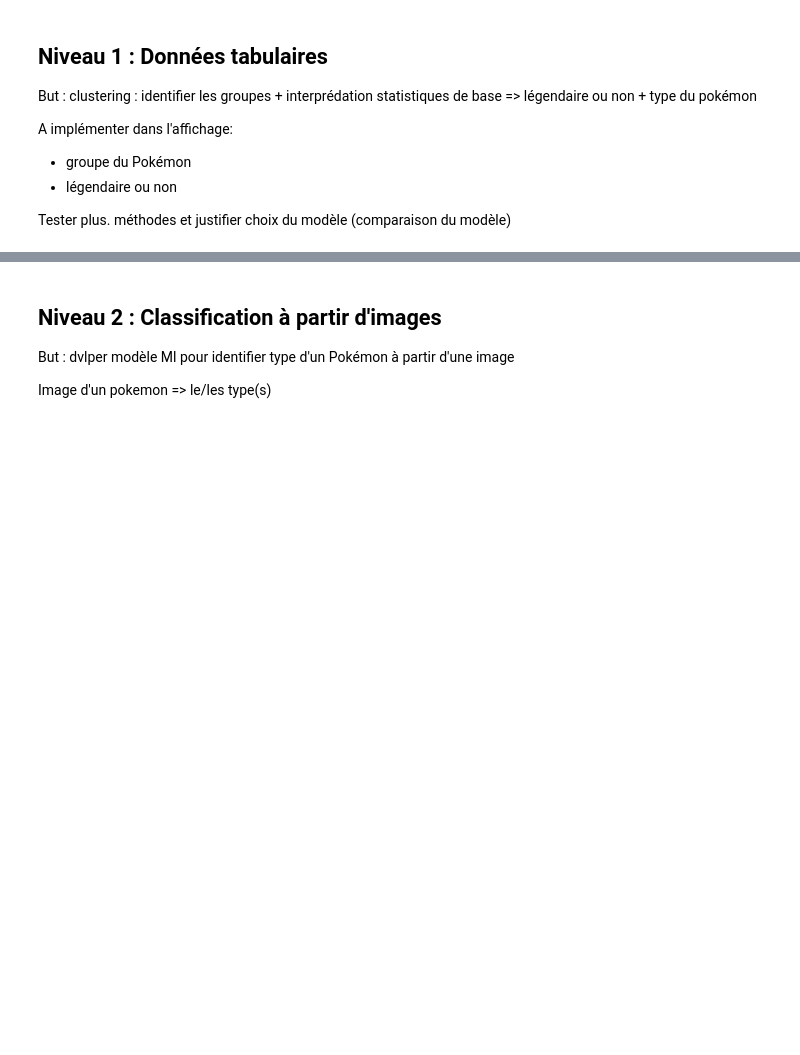
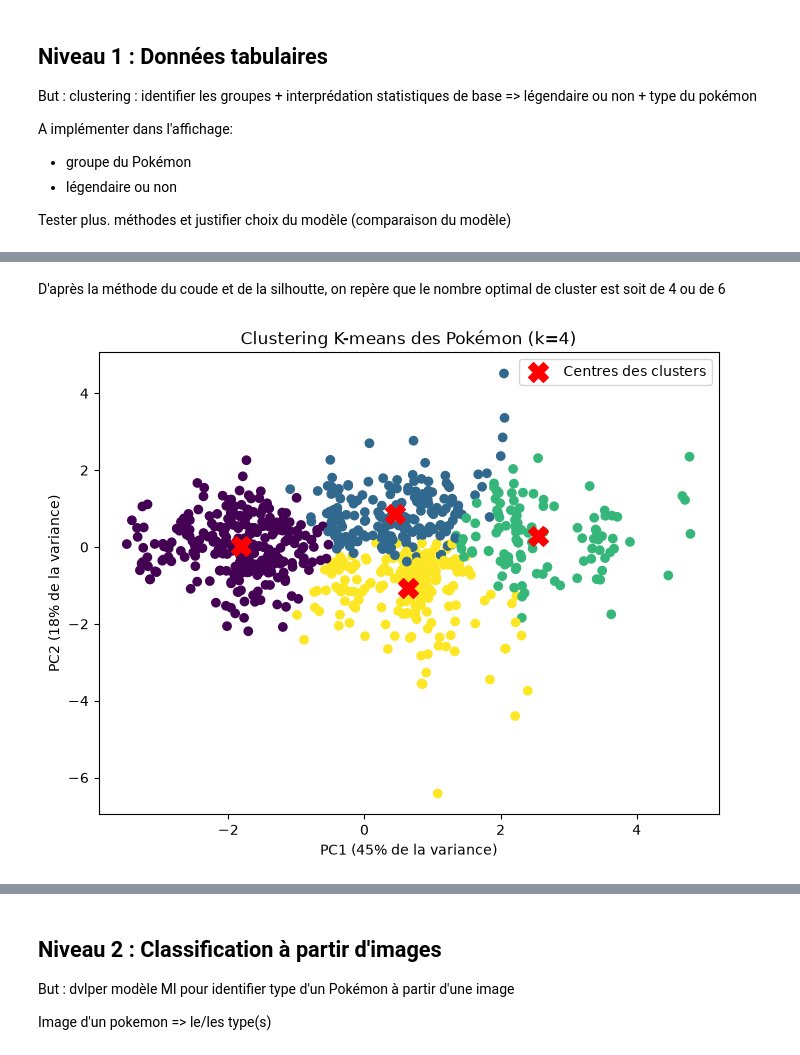
Before and after one commit to Sovany-C/Projet, a Jupyter notebook: Projet_v1.ipynb, the cells around one changed output, grey strips where cells are left out. Drawn from its saved outputs; the diff is of its cells as text; code cells hidden in the pictures; blank space fills up the shorter version.

```diff
--- a/Projet_v1.ipynb
+++ b/Projet_v1.ipynb
@@ -149,3 +179,29 @@ Nécessite de convertir ces features de catégorie en numérique => One-Hot Enco
+# %% [markdown]
+D'après la méthode du coude et de la silhoutte, on repère que le nombre optimal de cluster est soit de 4 ou de 6
+# %%
+# Clustering avec le nombre de clusters optimal (k=6)
+from sklearn.decomposition import PCA
+
+kmeans = KMeans(n_clusters=4, random_state=42)
+kmeans.fit(X)
+labels = kmeans.predict(X)
+
+# Projection sur les axes principaux
+pca = PCA(n_components=2, random_state=42)
+X_pca = pca.fit_transform(X)                       # X doit être standardisé
+centres_pca = pca.transform(kmeans.cluster_centers_)
+
+# Visualisation des clusters
+plt.figure(figsize=(8, 6))
+plt.scatter(X_pca[:, 0], X_pca[:, 1], c=labels, cmap='viridis')
+plt.scatter(centres_pca[:, 0], centres_pca[:, 1], c='red', marker='X', s=200, label='Centres des clusters')
+plt.title("Clustering K-means des Pokémon (k=4)")
+plt.xlabel(f"PC1 ({pca.explained_variance_ratio_[0]:.0%} de la variance)")
+plt.ylabel(f"PC2 ({pca.explained_variance_ratio_[1]:.0%} de la variance)")
+plt.legend()
+plt.show()
+# %% [output]
+[figure, added]
 # %%
 from sklearn.preprocessing import OrdinalEncoder,OneHotEncoder
 from sklearn.compose import ColumnTransformer
```
Also changed, not shown: parts of 5 cells of this notebook.
